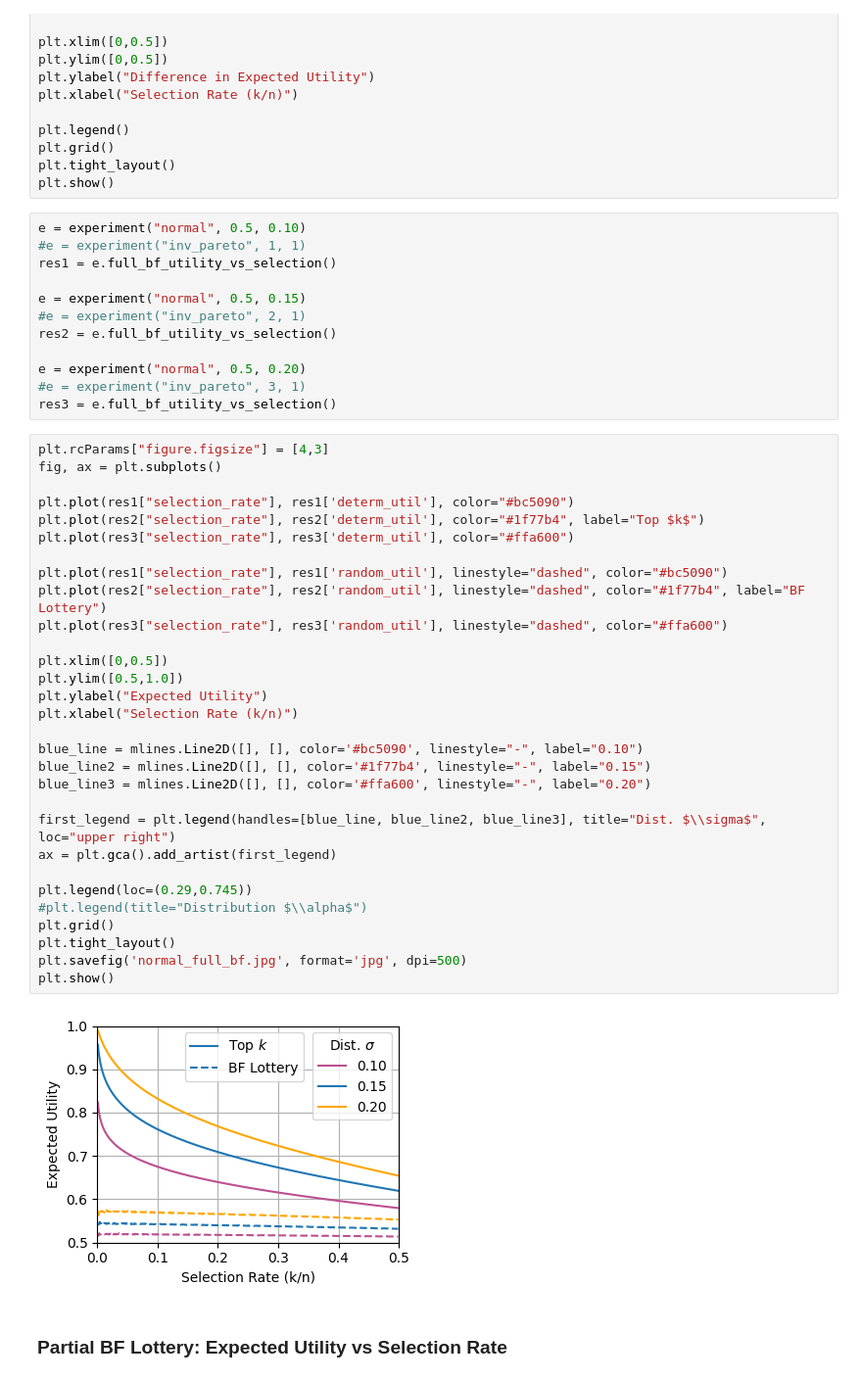
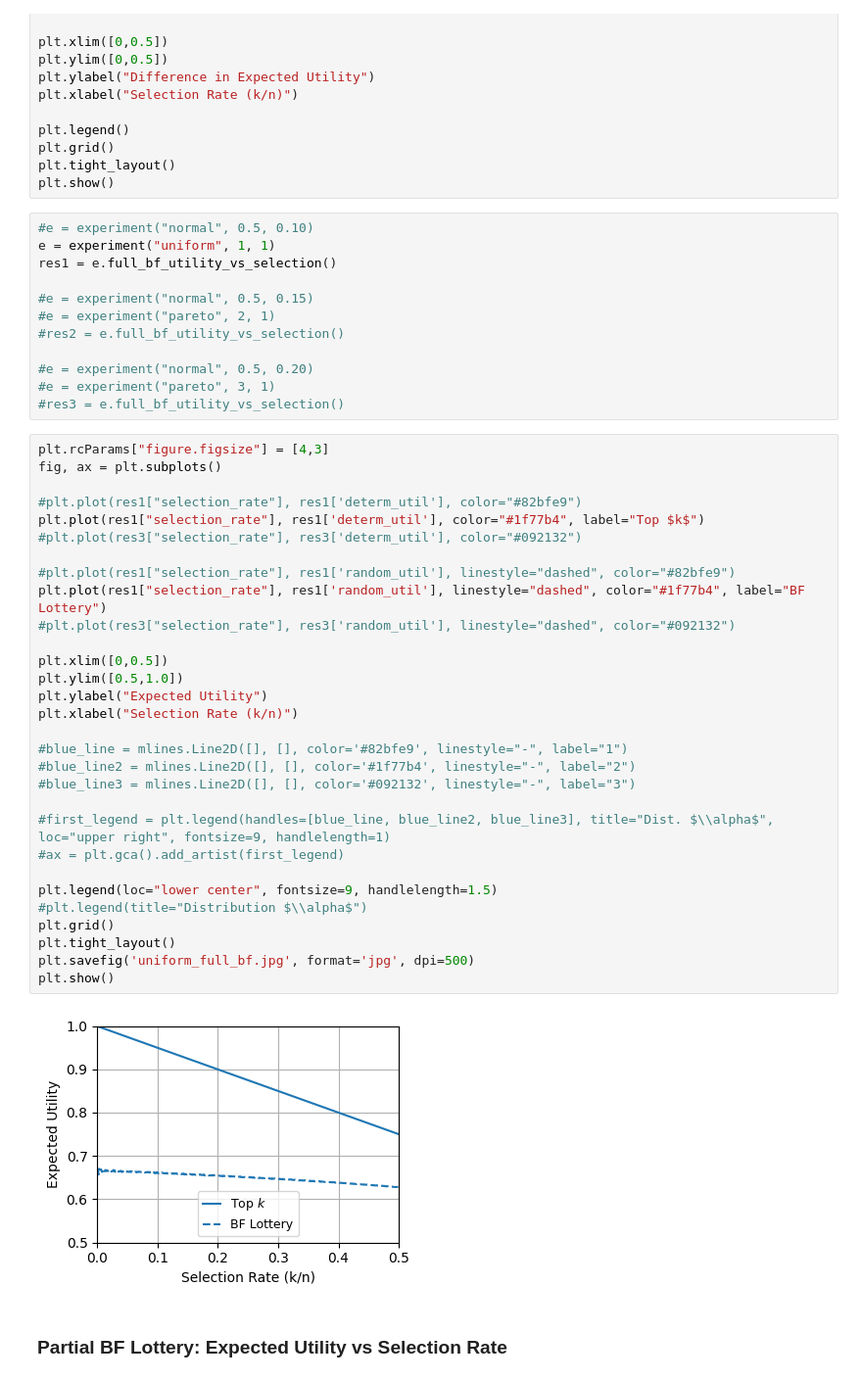
Before and after one commit to shomikj/randomization_for_fairness, a Jupyter notebook: claims_known/utility_tradeoff.ipynb, the cells around one changed output. Shown at 98% size. Saved outputs shown, nothing was run; the diff lists cells and outputs as text.

```diff
--- a/claims_known/utility_tradeoff.ipynb
+++ b/claims_known/utility_tradeoff.ipynb
@@ -43,49 +43,49 @@ plt.grid()
 plt.tight_layout()
 plt.show()
 # %%
-e = experiment("normal", 0.5, 0.10)
-#e = experiment("inv_pareto", 1, 1)
+#e = experiment("normal", 0.5, 0.10)
+e = experiment("uniform", 1, 1)
 res1 = e.full_bf_utility_vs_selection()
 
-e = experiment("normal", 0.5, 0.15)
-#e = experiment("inv_pareto", 2, 1)
-res2 = e.full_bf_utility_vs_selection()
+#e = experiment("normal", 0.5, 0.15)
+#e = experiment("pareto", 2, 1)
+#res2 = e.full_bf_utility_vs_selection()
 
-e = experiment("normal", 0.5, 0.20)
-#e = experiment("inv_pareto", 3, 1)
-res3 = e.full_bf_utility_vs_selection()
+#e = experiment("normal", 0.5, 0.20)
+#e = experiment("pareto", 3, 1)
+#res3 = e.full_bf_utility_vs_selection()
 # %%
 plt.rcParams["figure.figsize"] = [4,3]
 fig, ax = plt.subplots()
 
-plt.plot(res1["selection_rate"], res1['determ_util'], color="#bc5090")
-plt.plot(res2["selection_rate"], res2['determ_util'], color="#1f77b4", label="Top $k$")
-plt.plot(res3["selection_rate"], res3['determ_util'], color="#ffa600")
+#plt.plot(res1["selection_rate"], res1['determ_util'], color="#82bfe9")
+plt.plot(res1["selection_rate"], res1['determ_util'], color="#1f77b4", label="Top $k$")
+#plt.plot(res3["selection_rate"], res3['determ_util'], color="#092132")
 
-plt.plot(res1["selection_rate"], res1['random_util'], linestyle="dashed", color="#bc5090")
-plt.plot(res2["selection_rate"], res2['random_util'], linestyle="dashed", color="#1f77b4", label="BF Lottery")
-plt.plot(res3["selection_rate"], res3['random_util'], linestyle="dashed", color="#ffa600")
+#plt.plot(res1["selection_rate"], res1['random_util'], linestyle="dashed", color="#82bfe9")
+plt.plot(res1["selection_rate"], res1['random_util'], linestyle="dashed", color="#1f77b4", label="BF Lottery")
+#plt.plot(res3["selection_rate"], res3['random_util'], linestyle="dashed", color="#092132")
 
 plt.xlim([0,0.5])
 plt.ylim([0.5,1.0])
 plt.ylabel("Expected Utility")
 plt.xlabel("Selection Rate (k/n)")
 
-blue_line = mlines.Line2D([], [], color='#bc5090', linestyle="-", label="0.10")
-blue_line2 = mlines.Line2D([], [], color='#1f77b4', linestyle="-", label="0.15")
-blue_line3 = mlines.Line2D([], [], color='#ffa600', linestyle="-", label="0.20")
+#blue_line = mlines.Line2D([], [], color='#82bfe9', linestyle="-", label="1")
+#blue_line2 = mlines.Line2D([], [], color='#1f77b4', linestyle="-", label="2")
+#blue_line3 = mlines.Line2D([], [], color='#092132', linestyle="-", label="3")
 
-first_legend = plt.legend(handles=[blue_line, blue_line2, blue_line3], title="Dist. $\\sigma$", loc="upper right")
-ax = plt.gca().add_artist(first_legend)
+#first_legend = plt.legend(handles=[blue_line, blue_line2, blue_line3], title="Dist. $\\alpha$", loc="upper right", fontsize=9, handlelength=1)
+#ax = plt.gca().add_artist(first_legend)
 
-plt.legend(loc=(0.29,0.745))
+plt.legend(loc="lower center", fontsize=9, handlelength=1.5)
 #plt.legend(title="Distribution $\\alpha$")
 plt.grid()
 plt.tight_layout()
-plt.savefig('normal_full_bf.jpg', format='jpg', dpi=500)
+plt.savefig('uniform_full_bf.jpg', format='jpg', dpi=500)
 plt.show()
 # %% [output]
-[figure, old version]
+[figure, new version]
 # %% [markdown]
 ### Partial BF Lottery: Expected Utility vs Selection Rate
 # %%
```
Also changed, not shown: parts of 6 cells of this notebook, 50 other files.
